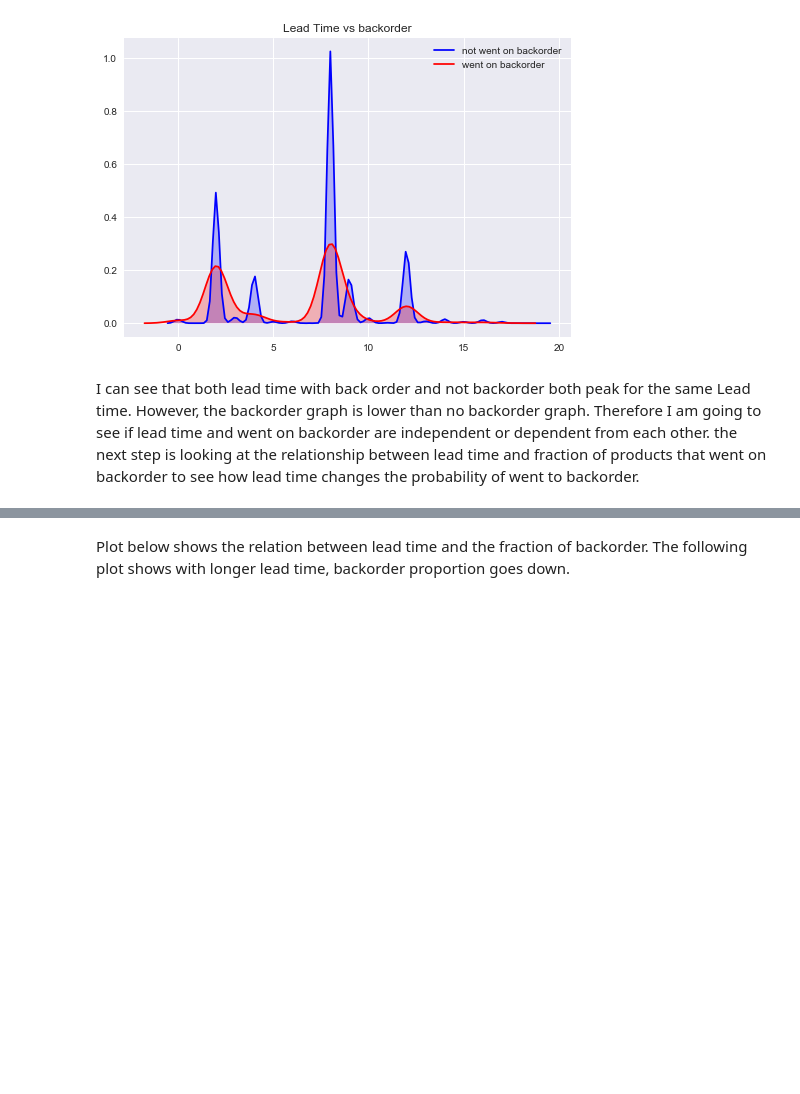
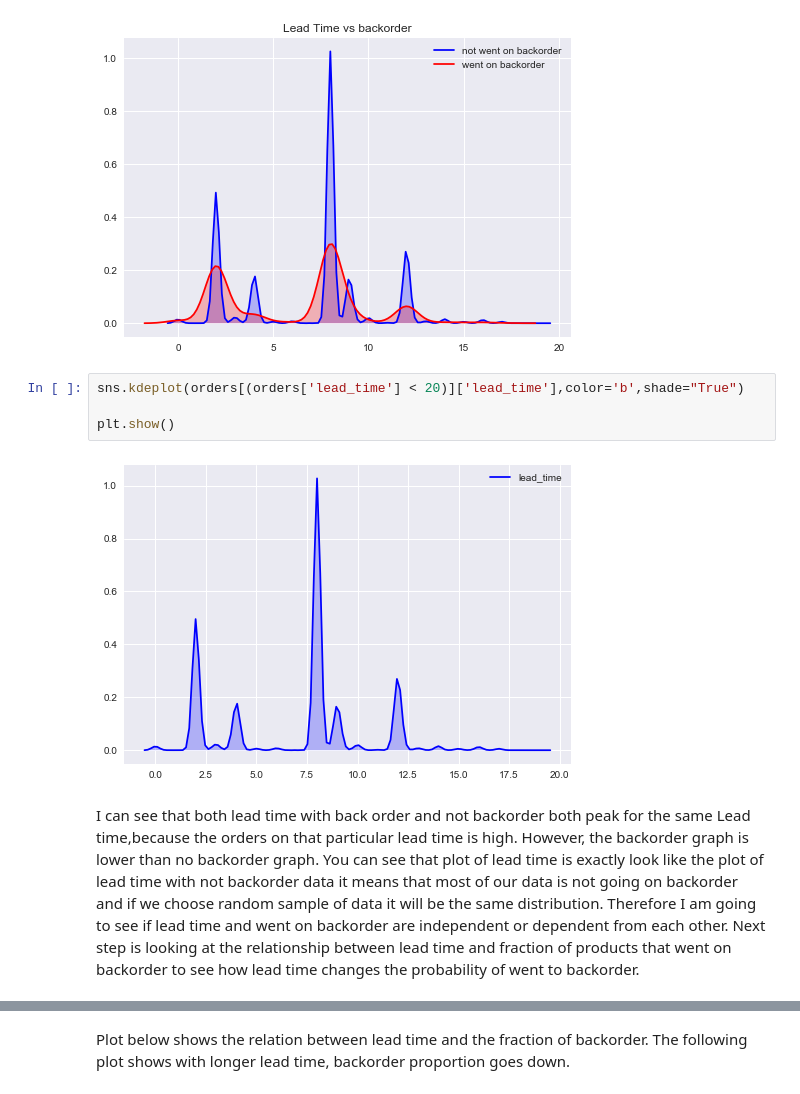
Before and after one commit to hedib/DataScienceProjects, a Jupyter notebook: project_Inventory/backorder.ipynb, the cells around one changed output, grey strips where cells are left out. Saved outputs shown, nothing was run; the diff lists cells and outputs as text; blank space fills up the shorter version.

```diff
--- a/project_Inventory/backorder.ipynb
+++ b/project_Inventory/backorder.ipynb
@@ -161,7 +161,14 @@ plt.title('Lead Time vs backorder')
 plt.show()
 # %% [output]
 [figure]
+# %%
+sns.kdeplot(orders[(orders['lead_time'] < 20)]['lead_time'],color='b',shade="True")
+
+plt.show()
+# %% [output]
+[figure, added]
 # %% [markdown]
-I can see that both lead time with back order and not backorder both peak for the same Lead time. However, the backorder graph is lower than no backorder graph.
+I can see that both lead time with back order and not backorder both peak for the same Lead time,because the orders on that particular lead time is high. However, the backorder graph is lower than no backorder graph.
+You can see that plot of lead time is exactly look like the plot of lead time with not backorder data it means that most of our data is not going on backorder and if we choose random sample of data it will be the same distribution.
 Therefore I am going to see if lead time and went on backorder are independent or dependent from each other.
-the next step is looking at the relationship between lead time and fraction of products that went on backorder to see how lead time changes the probability of went to backorder.
+Next step is looking at the relationship between lead time and fraction of products that went on backorder to see how lead time changes the probability of went to backorder.
```
Also changed, not shown: parts of 18 cells of this notebook, 1 other file.
